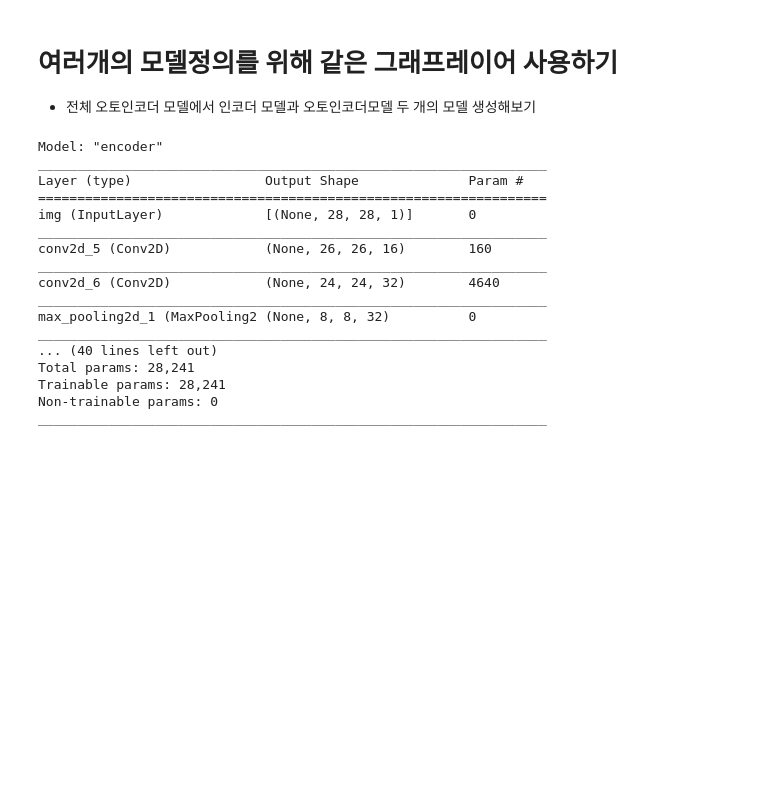
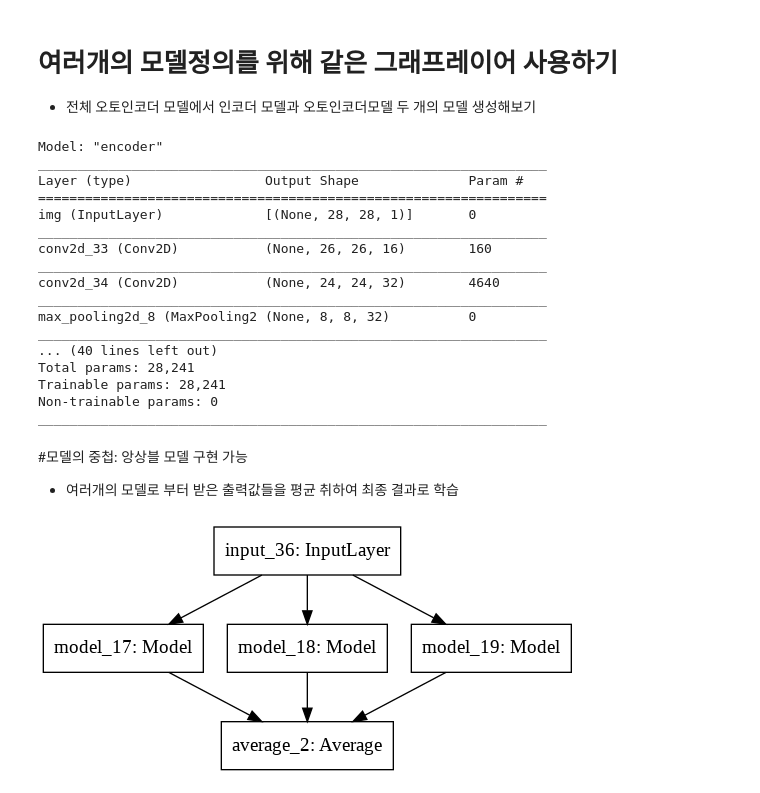
Before and after one commit to sturu1/Mon-AM, a Jupyter notebook: 2020_07_27_오전수업.ipynb, the cells around one changed output. Drawn from its saved outputs; the diff is of its cells as text; code cells hidden in the pictures; blank space fills up the shorter version.

```diff
--- a/2020_07_27_오전수업.ipynb
+++ b/2020_07_27_오전수업.ipynb
@@ -110,6 +110,12 @@ _________________________________________________________________
 
 * 전체 오토인코더 모델에서 인코더 모델과 오토인코더모델 두 개의 모델 생성해보기
 # %%
+import numpy as np
+import tensorflow as tf
+from tensorflow import keras
+from tensorflow.keras import layers
+
+#encoder start
 encoder_input = keras.Input(shape = (28, 28, 1), name = "img")
 x = layers.Conv2D(16, 3, activation = 'relu')(encoder_input)
 x = layers.Conv2D(32, 3, activation = 'relu')(x)
@@ -117,11 +123,7 @@ x = layers.MaxPooling2D(3)(x)
 x = layers.Conv2D(32, 3, activation = 'relu')(x)
 x = layers.Conv2D(16, 3, activation = 'relu')(x)
 encoder_output = layers.GlobalMaxPooling2D()(x)
-#model1
-encoder = keras.Model(encoder_input, encoder_output, name = "encoder")
-
-encoder.summary()
-
+#decoder start
 x = layers.Reshape((4, 4, 1))(encoder_output)
 x = layers.Conv2DTranspose(16, 3, activation =  'relu')(x)
 x = layers.Conv2DTranspose(32, 3, activation =  'relu')(x)
@@ -129,6 +131,10 @@ x = layers.UpSampling2D(3)(x)
 x = layers.Conv2DTranspose(16, 3, activation =  'relu')(x)
 decoder_output = layers.Conv2DTranspose(1, 3, activation = 'relu')(x)
 
+#model1
+encoder = keras.Model(encoder_input, encoder_output, name = "encoder")
+encoder.summary()
+
 #model2
 autoencoder = keras.Model(encoder_input, decoder_output, name = "autoencoder")
 autoencoder.summary()
@@ -139,14 +145,42 @@ Layer (type)                 Output Shape              Param #
 =================================================================
 img (InputLayer)             [(None, 28, 28, 1)]       0
 _________________________________________________________________
-conv2d_5 (Conv2D)            (None, 26, 26, 16)        160
+conv2d_33 (Conv2D)           (None, 26, 26, 16)        160
 _________________________________________________________________
-conv2d_6 (Conv2D)            (None, 24, 24, 32)        4640
+conv2d_34 (Conv2D)           (None, 24, 24, 32)        4640
 _________________________________________________________________
-max_pooling2d_1 (MaxPooling2 (None, 8, 8, 32)          0
+max_pooling2d_8 (MaxPooling2 (None, 8, 8, 32)          0
 _________________________________________________________________
 ... (40 lines left out)
 Total params: 28,241
 Trainable params: 28,241
 Non-trainable params: 0
 _________________________________________________________________
+# %% [markdown]
+#모델의 중첩: 앙상블 모델 구현 가능
+
+* 여러개의 모델로 부터 받은 출력값들을 평균 취하여 최종 결과로 학습
+# %%
+def get_model():
+  inputs = keras.Input(shape = (128,))
+  outputs = layers.Dense(1)(inputs)
+  model = keras.Model(inputs , outputs)
+  return model
+
+
+model1 = get_model() #모델 인스턴스 생성
+model2 = get_model() #모델 인스턴스 생성
+model3 = get_model() #모델 인스턴스 생성
+
+#앙상블 모델
+inputs = keras.Input(shape = (128,))
+y1 = model1(inputs)
+y2 = model2(inputs)
+y3 = model3(inputs)
+
+outputs = layers.average([y1, y2, y3]) #3개를 평균 위함
+ensemble=model = keras.Model(inputs = inputs, outputs = outputs)
+
+keras.utils.plot_model(model, "ensemble_model.png")#그래프로 가시화
+# %% [output]
+[figure, added]
```
Also changed, not shown: parts of 13 cells of this notebook.
